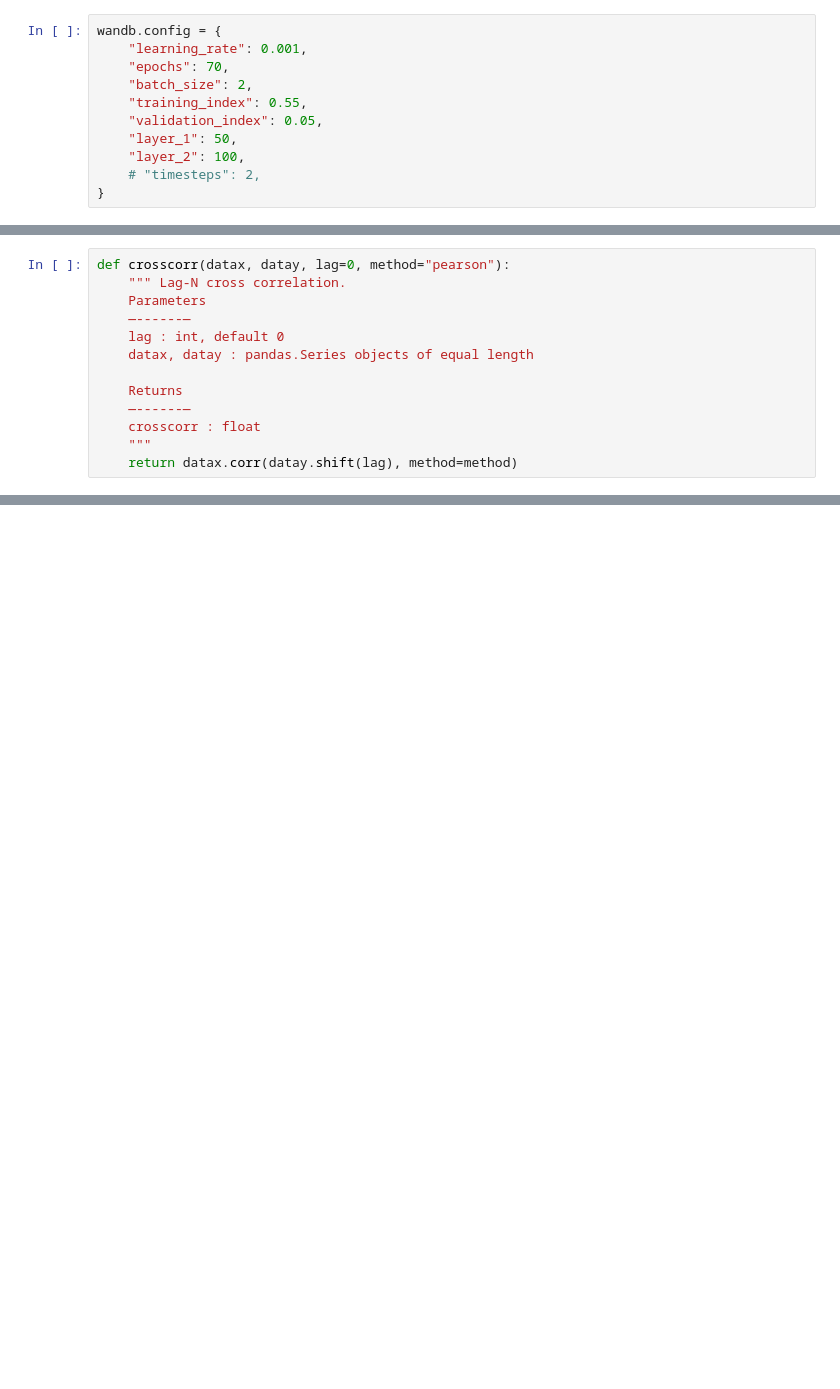
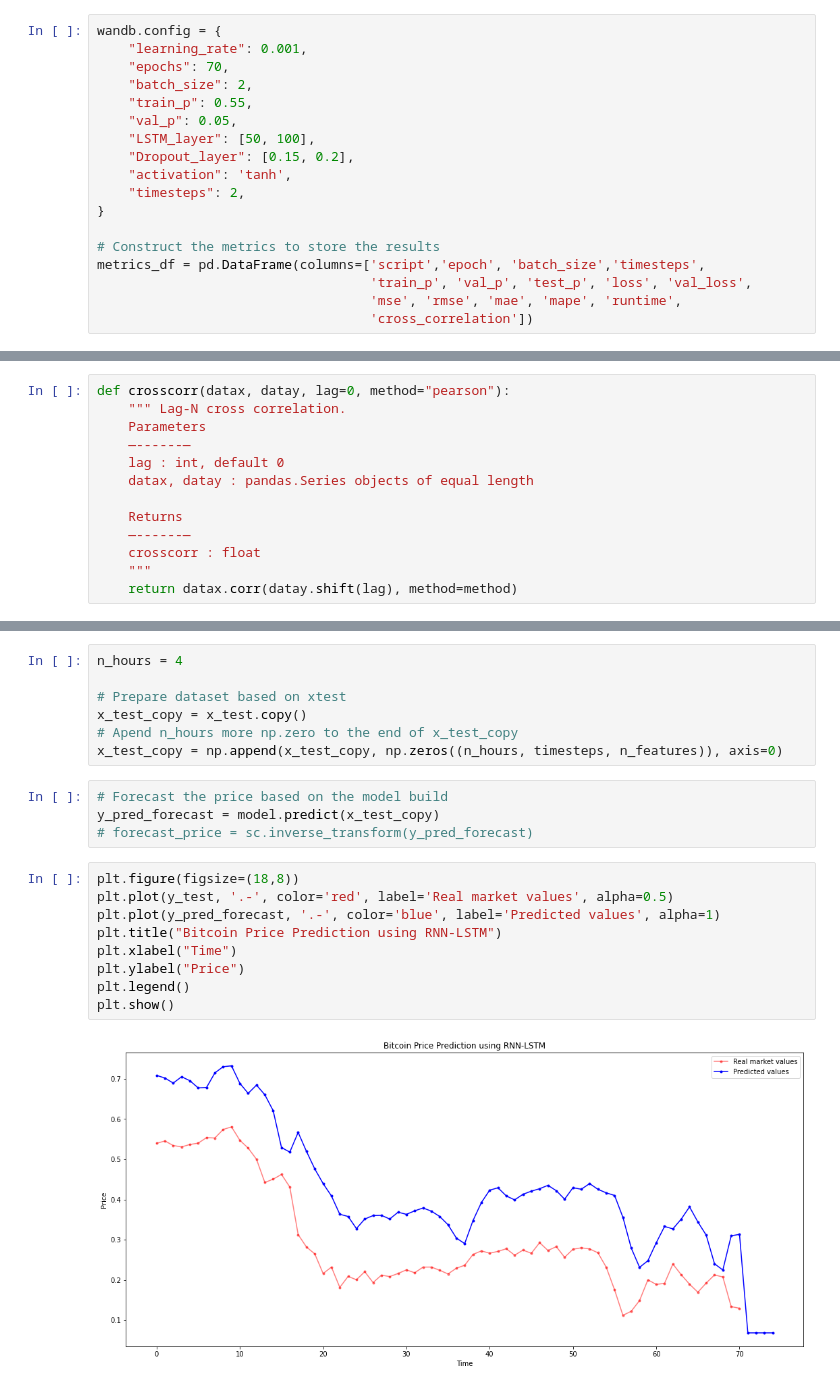
Before and after one commit to paulcodrea/crypto_price_prediction, a Jupyter notebook: 7_LSTM_prediction_BTC_price_and_sentiment.ipynb, the cells around one changed output, grey strips where cells are left out. Cells and saved outputs as stored; diff of their text form; blank space fills up the shorter version.

```diff
--- a/7_LSTM_prediction_BTC_price_and_sentiment.ipynb
+++ b/7_LSTM_prediction_BTC_price_and_sentiment.ipynb
@@ -62,12 +40,19 @@ wandb.config = {
     "learning_rate": 0.001,
     "epochs": 70,
     "batch_size": 2,
-    "training_index": 0.55,
-    "validation_index": 0.05,
-    "layer_1": 50,
-    "layer_2": 100,
-    # "timesteps": 2,
+    "train_p": 0.55,
+    "val_p": 0.05,
+    "LSTM_layer": [50, 100],
+    "Dropout_layer": [0.15, 0.2],
+    "activation": 'tanh',
+    "timesteps": 2,
 }
+
+# Construct the metrics to store the results
+metrics_df = pd.DataFrame(columns=['script','epoch', 'batch_size','timesteps',
+                                   'train_p', 'val_p', 'test_p', 'loss', 'val_loss',
+                                   'mse', 'rmse', 'mae', 'mape', 'runtime',
+                                   'cross_correlation'])
 # %%
 # df = pd.read_csv('/content/drive/MyDrive/COMP30030_Dissertation_paul.codrea/Market-prediction/final_price-and-compund.csv', parse_dates=True, index_col="date")
 
@@ -276,0 +336,22 @@ actual_price['price'].corr(predicted_price['price'])
+# %%
+n_hours = 4
+
+# Prepare dataset based on xtest
+x_test_copy = x_test.copy()
+# Apend n_hours more np.zero to the end of x_test_copy
+x_test_copy = np.append(x_test_copy, np.zeros((n_hours, timesteps, n_features)), axis=0)
+# %%
+# Forecast the price based on the model build
+y_pred_forecast = model.predict(x_test_copy)
+# forecast_price = sc.inverse_transform(y_pred_forecast)
+# %%
+plt.figure(figsize=(18,8))
+plt.plot(y_test, '.-', color='red', label='Real market values', alpha=0.5)
+plt.plot(y_pred_forecast, '.-', color='blue', label='Predicted values', alpha=1)
+plt.title("Bitcoin Price Prediction using RNN-LSTM")
+plt.xlabel("Time")
+plt.ylabel("Price")
+plt.legend()
+plt.show()
+# %% [output]
+[figure, added]
```
Also changed, not shown: parts of 18 cells of this notebook.
